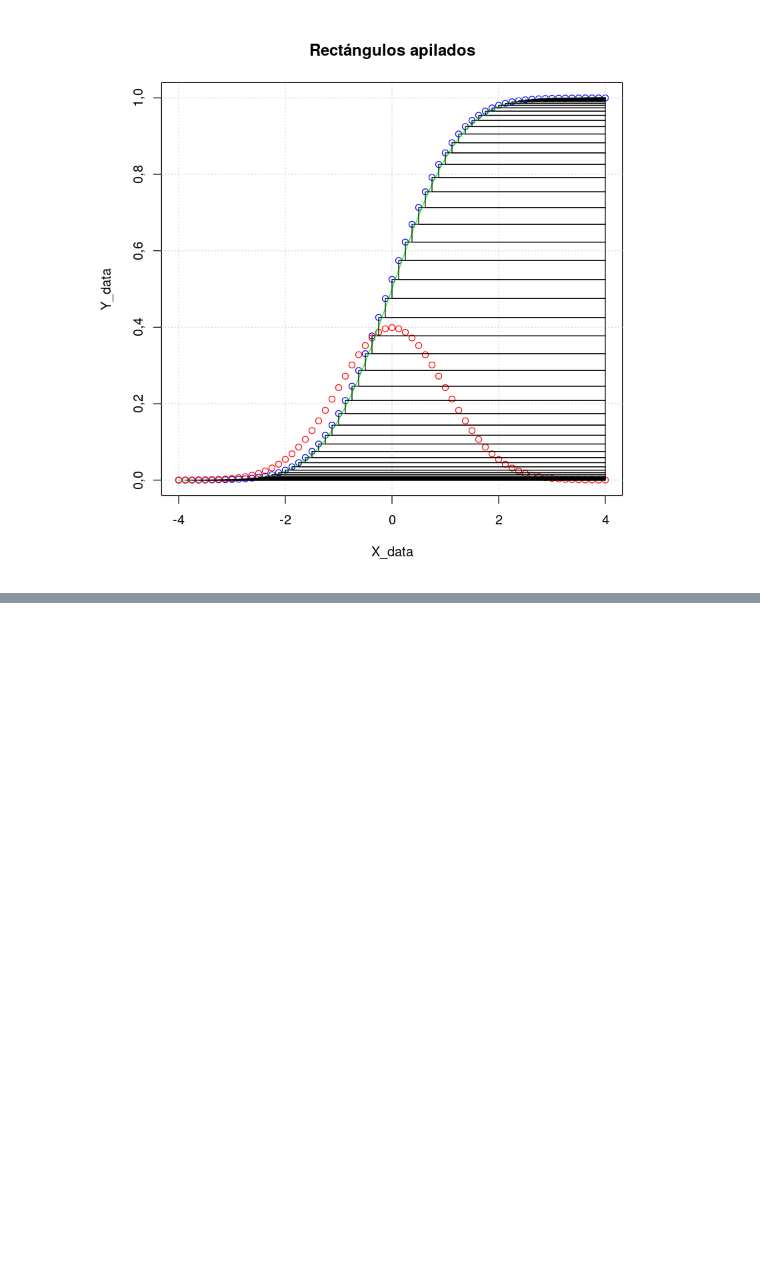
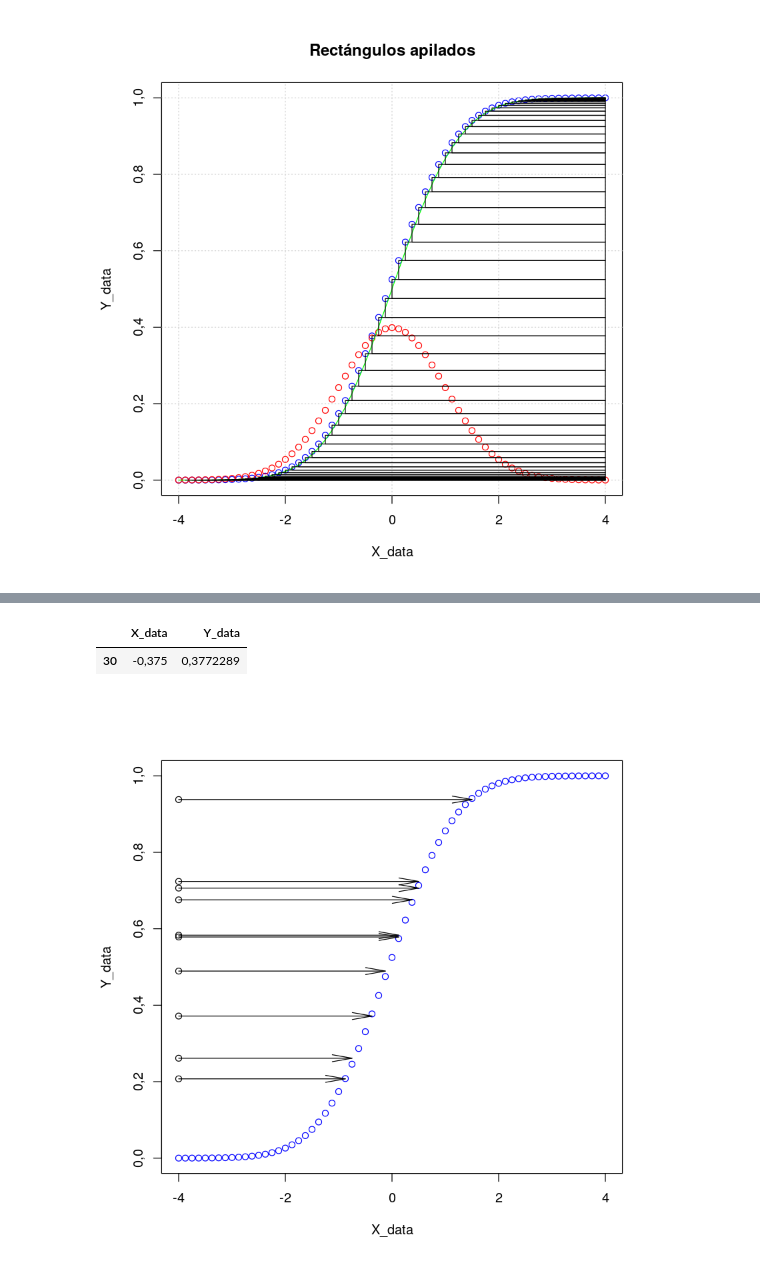
Before and after one commit to LecJackS/Probabilidades-y-Estadistica-2019-2doC, a Jupyter notebook: Inversa de Función de Acumulación y Generación de Variables Aleatorias.ipynb, the cells around one changed output, grey strips where cells are left out. Cells and saved outputs as stored; diff of their text form; code cells hidden in the pictures; blank space fills up the shorter version.

```diff
--- a/Inversa de Función de Acumulación y Generación de Variables Aleatorias.ipynb
+++ b/Inversa de Función de Acumulación y Generación de Variables Aleatorias.ipynb
@@ -159,0 +190,19 @@ for(i in c(2:nrow(norm_acum_data))){
+# %%
+idx <- which.min(abs(0.4-norm_acum_data[,2]))
+norm_acum_data[idx,]
+# %% [output]
+|  | X_data | Y_data |
+| 30 | -0,375 | 0,3772289 |
+# %%
+plot(norm_acum_data, col='blue')
+random_points <- runif(10)
+points(rep(-4,10), random_points)
+
+for(i in c(1:10)){
+    idx <- which.min(abs(random_points[i]-norm_acum_data[,2]))
+    nearest <- norm_acum_data[idx,1]
+    arrows(x0=-4, y0=random_points[i],
+           x1=nearest, y1=random_points[i], angle=10)
+}
+# %% [output]
+[figure, added]
```
Also changed, not shown: parts of 11 cells of this notebook.
